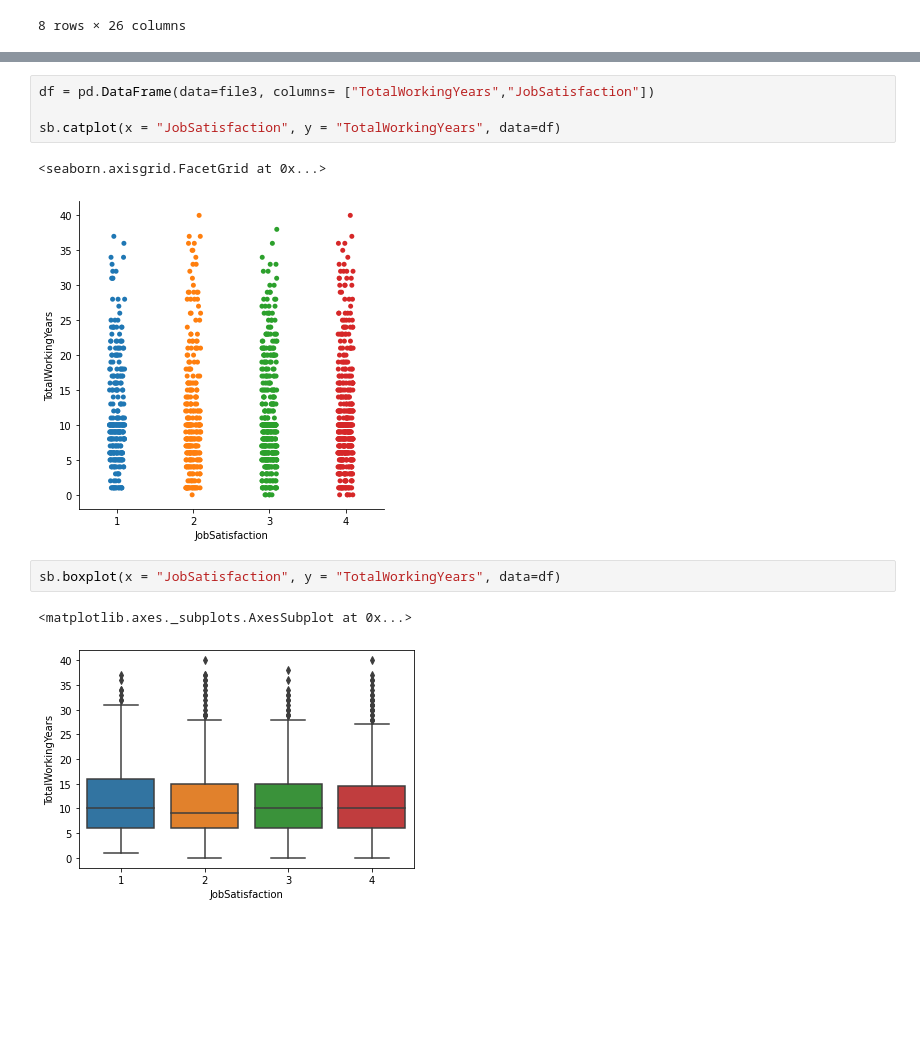
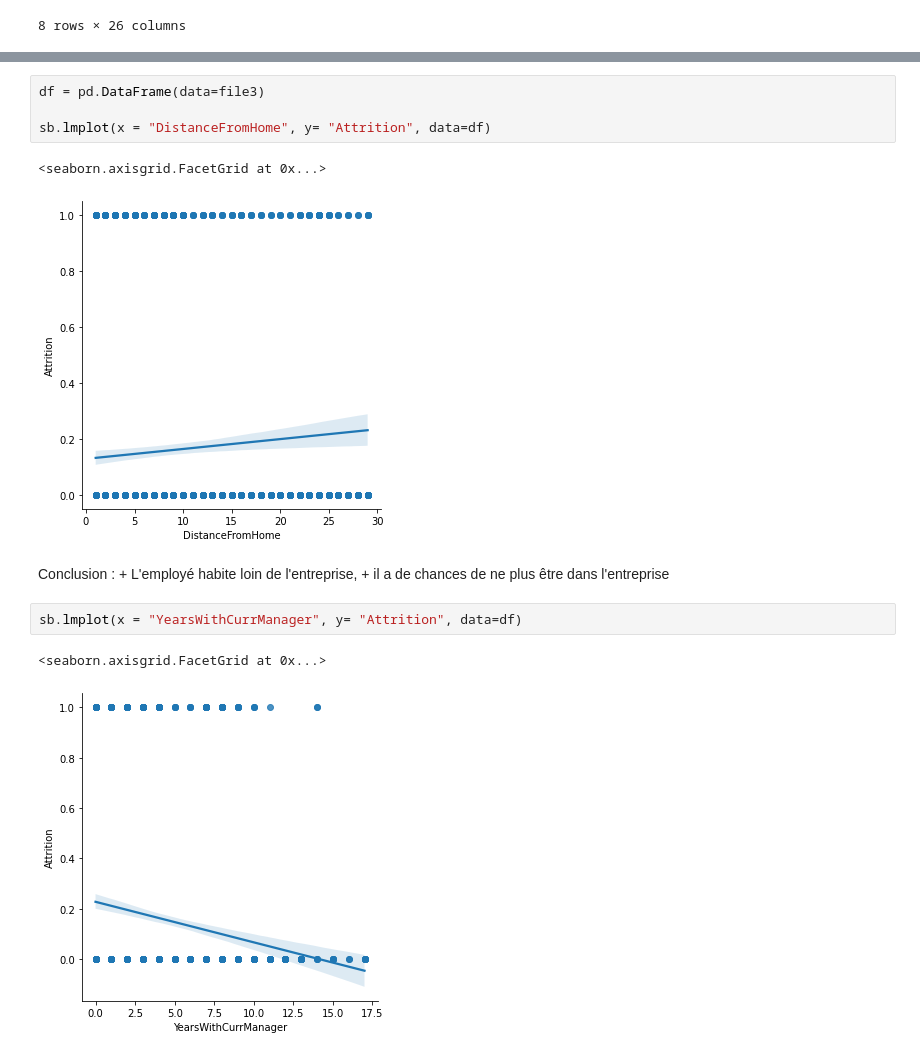
Before and after one commit to agomesdacosta3/H3_Exo_Python, a Jupyter notebook: Data.ipynb, the cells around one changed output, grey strips where cells are left out. Cells and saved outputs as stored; diff of their text form; blank space fills up the shorter version.

```diff
--- a/Data.ipynb
+++ b/Data.ipynb
@@ -254,12 +308,14 @@ df.describe()
 # %%
-df = pd.DataFrame(data=file3, columns= ["TotalWorkingYears","JobSatisfaction"])
+df = pd.DataFrame(data=file3)
 
-sb.catplot(x = "JobSatisfaction", y = "TotalWorkingYears", data=df)
+sb.lmplot(x = "DistanceFromHome", y= "Attrition", data=df)
 # %% [output]
 <seaborn.axisgrid.FacetGrid at 0x...>
-[figure, old version]
+[figure, new version]
+# %% [markdown]
+Conclusion : + L'employé habite loin de l'entreprise, + il a de chances de ne plus être dans l'entreprise
 # %%
-sb.boxplot(x = "JobSatisfaction", y = "TotalWorkingYears", data=df)
+sb.lmplot(x = "YearsWithCurrManager", y= "Attrition", data=df)
 # %% [output]
-<matplotlib.axes._subplots.AxesSubplot at 0x...>
+<seaborn.axisgrid.FacetGrid at 0x...>
-[figure, old version]
+[figure, new version]
```
Also changed, not shown: parts of 16 cells of this notebook.
